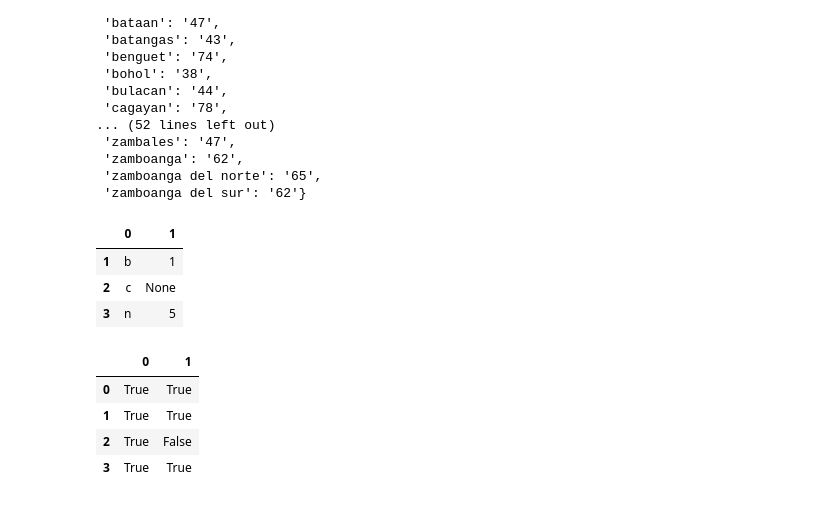
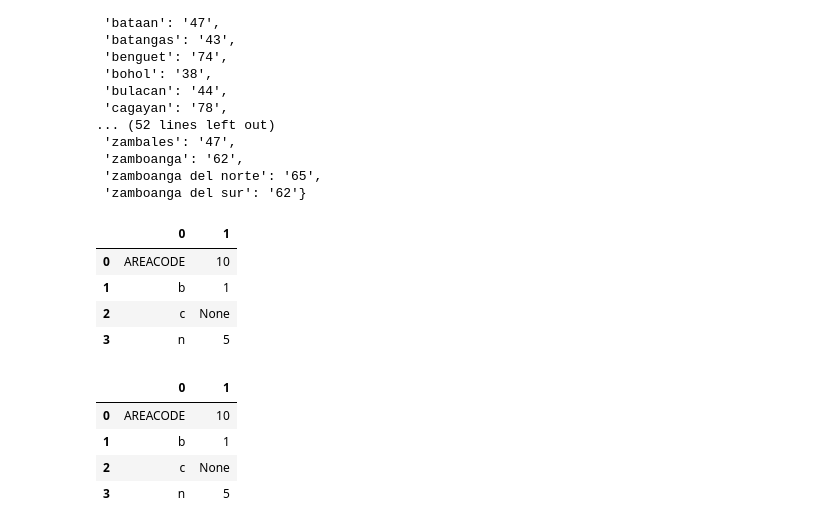
Before and after one commit to ncolina/DPC_SO, a Jupyter notebook: Testing.ipynb, the cells around one changed output. Cells and saved outputs as stored; diff of their text form; code cells hidden in the pictures.

```diff
--- a/Testing.ipynb
+++ b/Testing.ipynb
@@ -344,20 +332,21 @@ ConfigSectionMap('areacodes')
 # %%
 import pandas as pd
 import numpy as np
-crm=pd.DataFrame(np.array([['n',10],['b',1],['c',None],['n',5]]))
+crm=pd.DataFrame(np.array([['AREACODE',10],['b',1],['c',None],['n',5]]))
 # %%
 crm.sort_values(by=0)
 crm.sort_values(by=0).drop_duplicates(0,keep='last')
 # %% [output]
 |  | 0 | 1 |
+| 0 | AREACODE | 10 |
 | 1 | b | 1 |
 | 2 | c | None |
 | 3 | n | 5 |
 # %%
-crm.notnull()
+crm
 # %% [output]
 |  | 0 | 1 |
-| 0 | True | True |
-| 1 | True | True |
-| 2 | True | False |
-| 3 | True | True |
+| 0 | AREACODE | 10 |
+| 1 | b | 1 |
+| 2 | c | None |
+| 3 | n | 5 |
```
Also changed, not shown: parts of 13 cells of this notebook, 5 other files.
